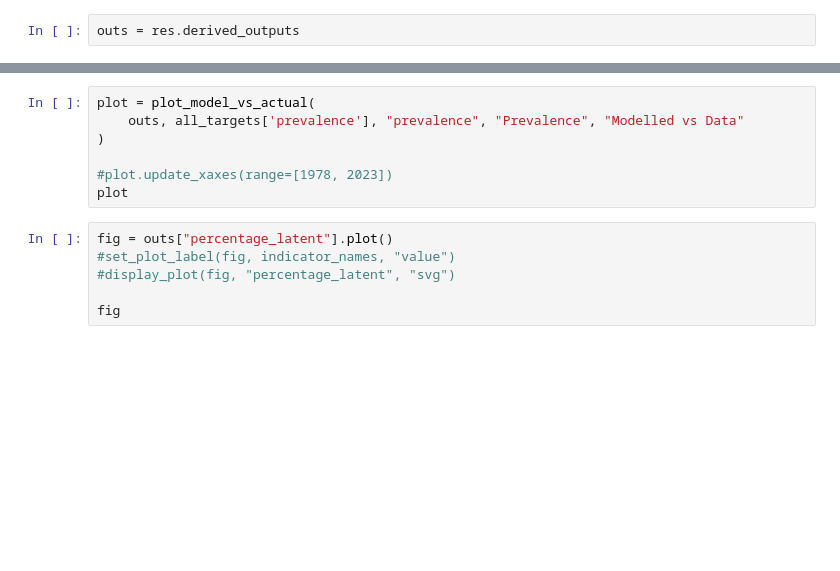
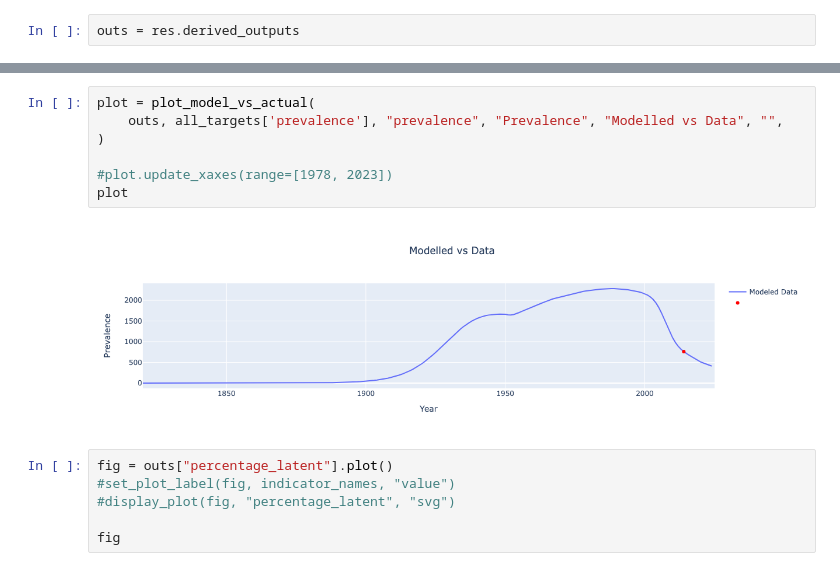
Before and after one commit to monash-emu/incubator2024, a Jupyter notebook: notebooks/optimise.ipynb, the cells around one changed output, grey strips where cells are left out. Cells and saved outputs as stored; diff of their text form; blank space fills up the shorter version.

```diff
--- a/notebooks/optimise.ipynb
+++ b/notebooks/optimise.ipynb
@@ -48,10 +67,12 @@ plot
 # %%
 plot = plot_model_vs_actual(
-    outs, all_targets['prevalence'], "prevalence", "Prevalence", "Modelled vs Data"
+    outs, all_targets['prevalence'], "prevalence", "Prevalence", "Modelled vs Data", "",
 )
 
 #plot.update_xaxes(range=[1978, 2023])
 plot
+# %% [output]
+[figure, added]
 # %%
 fig = outs["percentage_latent"].plot()
 #set_plot_label(fig, indicator_names, "value")
```
Also changed, not shown: parts of 3 cells of this notebook, 5 other files.
